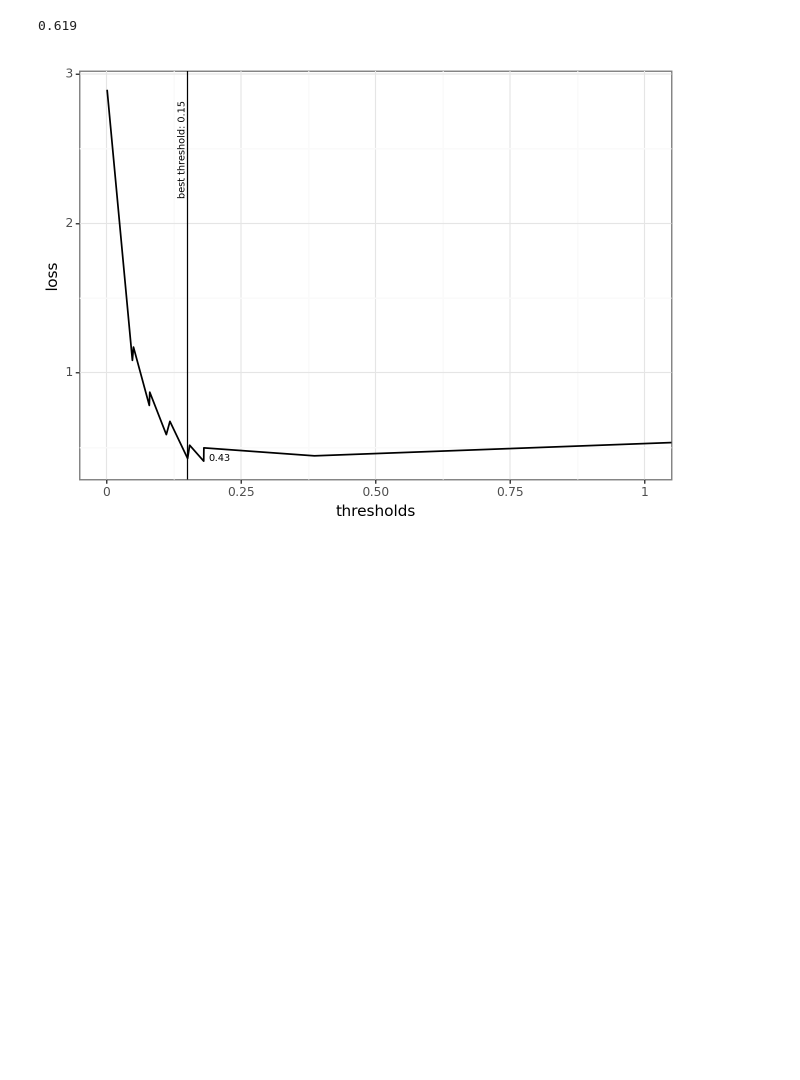
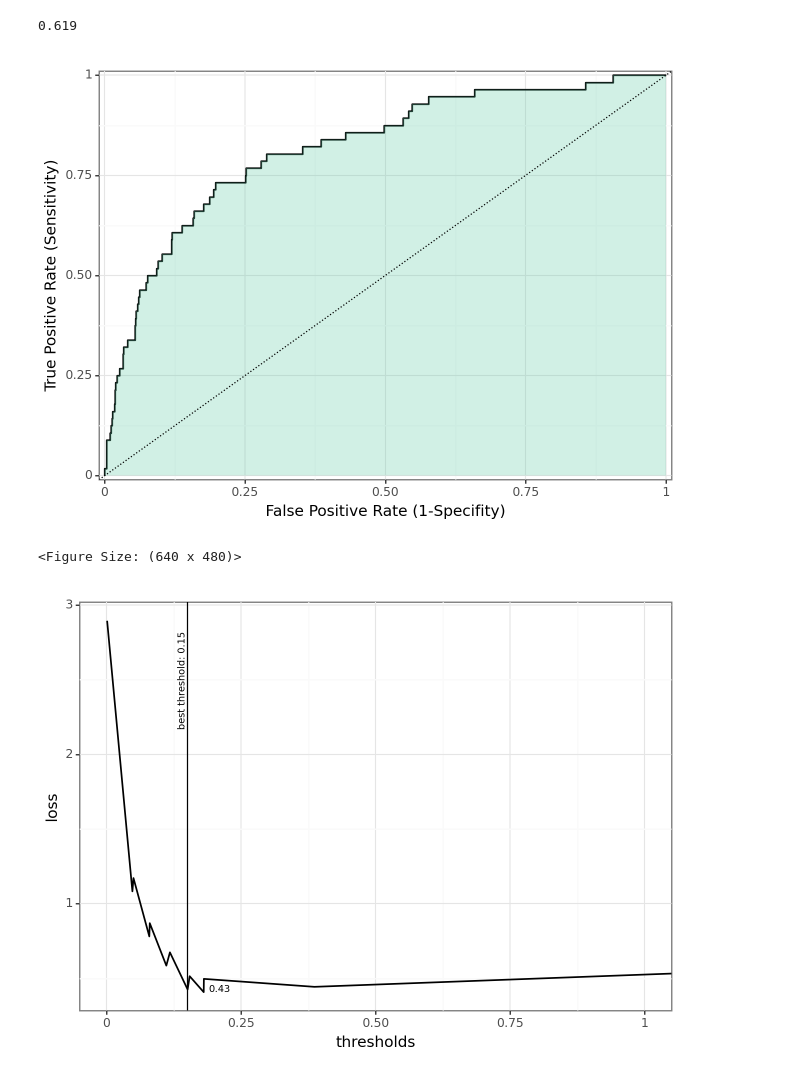
Before and after one commit to balint-thaler/DA3-Assingment-3, a Jupyter notebook: Assignment3.ipynb, the cells around one changed output. Drawn from its saved outputs; the diff is of its cells as text; code cells hidden in the pictures; blank space fills up the shorter version.

```diff
--- a/Assignment3.ipynb
+++ b/Assignment3.ipynb
@@ -2328,6 +2328,11 @@ expected_loss_holdout_rf3 = (fp*FP + fn*FN)/len(y_holdout)
 round(expected_loss_holdout_rf3, 3)
 # %% [output]
 0.619
+# %%
+create_roc_plot(y_holdout, rf_predicted_probabilities_holdout)
+# %% [output]
+[figure, added]
+<Figure Size: (640 x 480)>
 # %%
 create_loss_plot(all_coords_rf, fold5_threshold_rf, fold5_expected_loss_rf)
 # %% [output]
```
Also changed, not shown: parts of 59 cells of this notebook.
